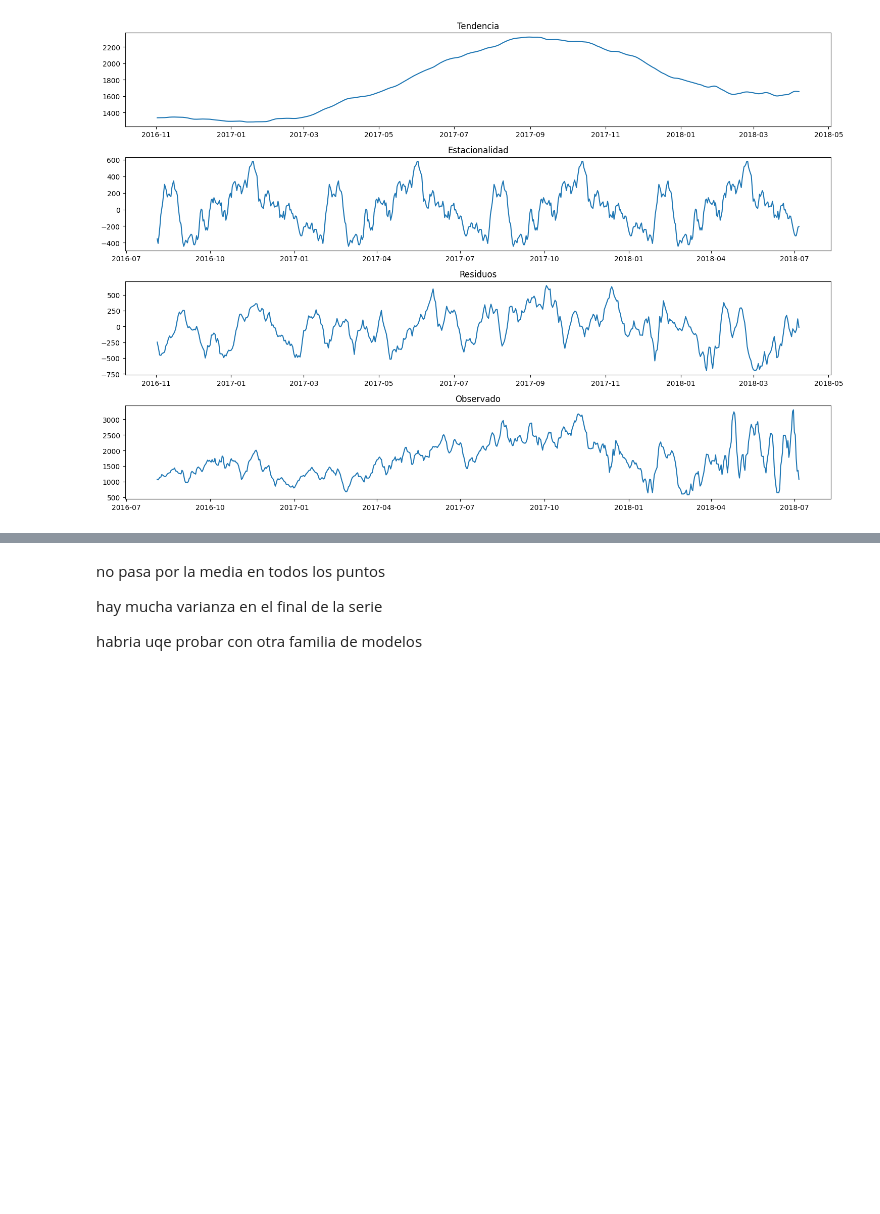
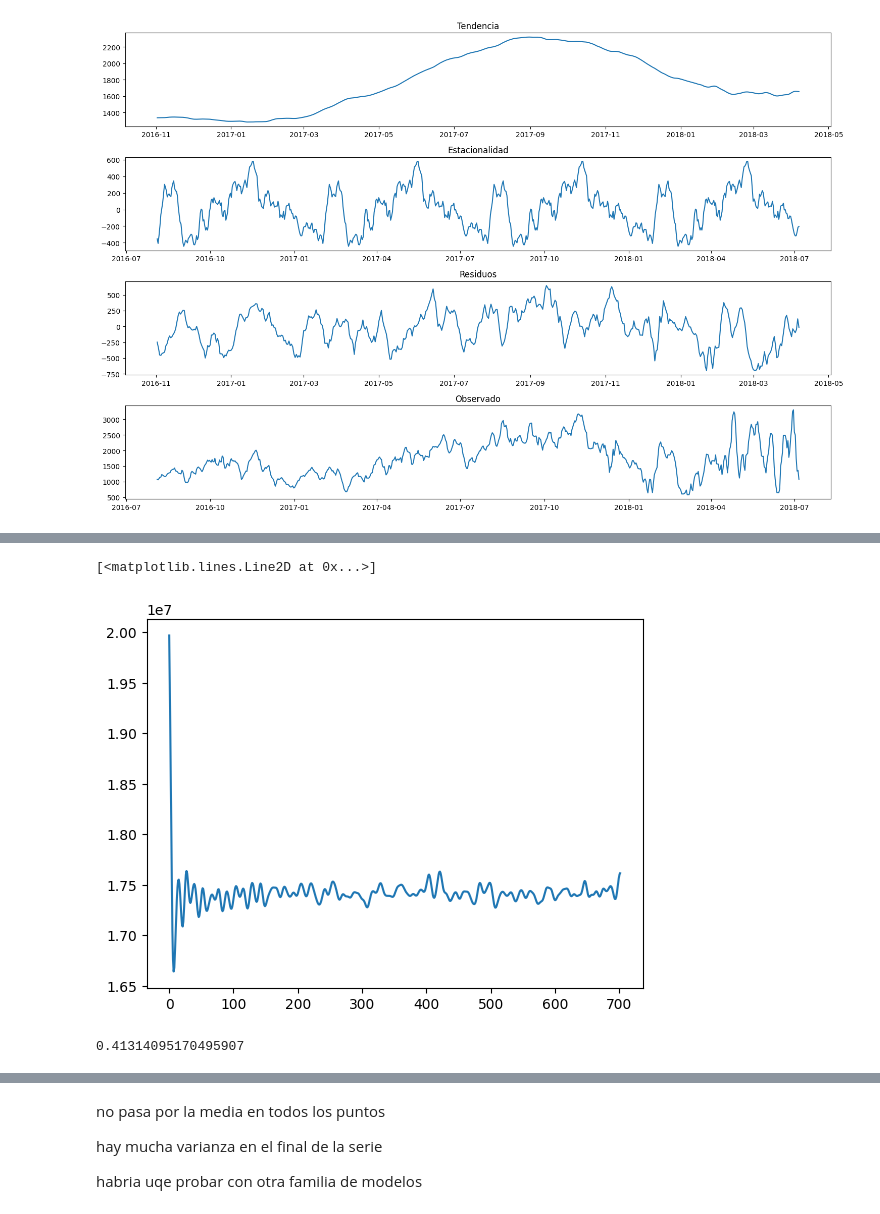
Before and after one commit to marianataglio/seriestemporales, a Jupyter notebook: tp_st.ipynb, the cells around one changed output, grey strips where cells are left out. Drawn from its saved outputs; the diff is of its cells as text; code cells hidden in the pictures; blank space fills up the shorter version.

```diff
--- a/tp_st.ipynb
+++ b/tp_st.ipynb
@@ -283,4 +288,5 @@ def cosine_model(x, a, b, c, d):
 # %%
 #popt, pcov = curve_fit(quadratic_model, x_data, y_data)
-popt, pcov = curve_fit(sinusoidal_model, x_data, y_data, p0=(1, 2*np.pi/365, 0, np.mean(y_data)))
+#popt, pcov = curve_fit(sinusoidal_model, x_data, y_data, p0=(1, 2*np.pi/365, 0, np.mean(y_data)))
 #popt, pcov = curve_fit(cosine_model, x_data, y_data,  p0=(0, 2*np.pi/365, 0, np.mean(y_data)))
+popt, pcov = curve_fit(double_cosine_model, x_data, y_data, p0=(2500, 2*np.pi/365, 0, np.mean(y_data), 1, 2*np.pi/365*7, 0))
@@ -286,0 +302,21 @@ popt, pcov = curve_fit(sinusoidal_model, x_data, y_data, p0=(1, 2*np.pi/365, 0,
+# %%
+def rmse(x,y): return np.sqrt(((x-y)**2).mean())
+
+best_rmse = None
+best_sol = None
+
+for i in range(1000):
+    p0 = [np.random.randint(50, 5000), np.random.uniform(0.001, 0.5), np.random.random(),
+          np.random.randint(int(np.mean(y_data)/20),  int(np.mean(y_data)*20)),
+          np.random.randint(20, 1000), np.random.uniform(0.001, 0.75), np.random.random()]
+    try:
+        popt, pcov = curve_fit(double_cosine_model, x_data, y_data, p0=p0)
+    except:
+        continue
+
+    y_fit = double_cosine_model(x_data, *popt)
+    this_rmse = rmse(y_data, y_fit)
+    if best_rmse is None or this_rmse < best_rmse:
+        best_rmse = this_rmse
+        best_sol = popt
+        print("found better ", best_rmse)
@@ -286,0 +367,18 @@ popt, pcov = curve_fit(sinusoidal_model, x_data, y_data, p0=(1, 2*np.pi/365, 0,
+# %%
+sols = []
+for i in range(1000):
+    p0 = [np.random.randint(50, 5000), np.random.uniform(0.001, 0.5), np.random.random(),
+          np.random.randint(int(np.mean(y_data)/20),  int(np.mean(y_data)*20)),
+          np.random.randint(20, 1000), np.random.uniform(0.001, 0.75), np.random.random()]
+
+    y_fit = double_cosine_model(x_data, *p0)
+    sols.append(y_fit)
+
+plt.plot(sum(sols))
+# %% [output]
+[<matplotlib.lines.Line2D at 0x...>]
+[figure, added]
+# %%
+2*np.pi/365*24
+# %% [output]
+0.41314095170495907
```
Also changed, not shown: parts of 19 cells of this notebook.
